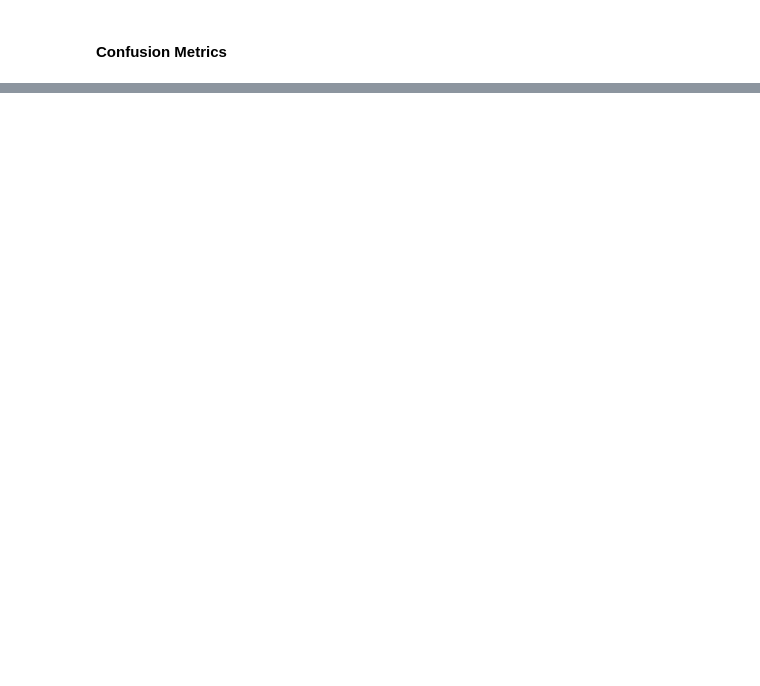
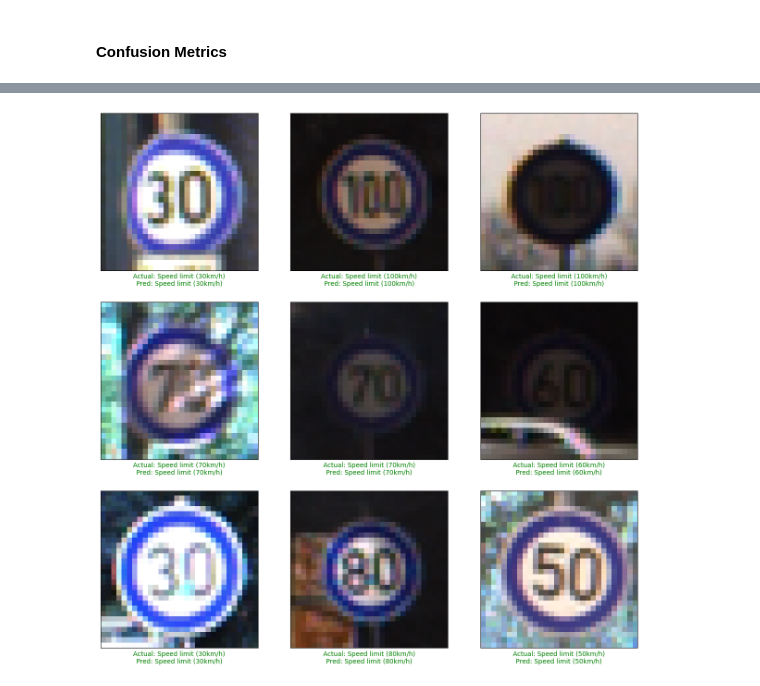
Before and after one commit to RethtihpongEM/Traffic-Sign-Detection, a Jupyter notebook: Models/CNN-KERAS/model_cnn_keras_test.ipynb, the cells around one changed output, grey strips where cells are left out. Saved outputs shown, nothing was run; the diff lists cells and outputs as text; code cells hidden in the pictures; blank space fills up the shorter version.

```diff
--- a/Models/CNN-KERAS/model_cnn_keras_test.ipynb
+++ b/Models/CNN-KERAS/model_cnn_keras_test.ipynb
@@ -104,0 +150,30 @@ plt.show()
+# %%
+import matplotlib.pyplot as plt
+
+plt.figure(figsize=(15, 15))
+
+start_index = 0
+end_index = 8  # We will limit the classes to 0-8
+filtered_indices = [i for i in range(len(labels)) if labels[i] >= 0 and labels[i] <= 8]
+
+for i, idx in enumerate(filtered_indices[:9]):  # Limiting to the first 9 samples
+    plt.subplot(3, 3, i + 1)
+    plt.grid(False)
+    plt.xticks([])
+    plt.yticks([])
+
+    # Map predicted and actual classes to their descriptions
+    prediction = predicted_classes[idx]
+    actual = labels[idx]
+    pred_label = classes[prediction]
+    actual_label = classes[actual]
+
+    # Set color for correct/incorrect predictions
+    col = 'g' if prediction == actual else 'r'
+
+    # Display the labels in the title
+    plt.xlabel(f'Actual: {actual_label}\nPred: {pred_label}', color=col)
+    plt.imshow(X_test[idx])
+plt.show()
+# %% [output]
+[figure, added]
```
Also changed, not shown: parts of 4 cells of this notebook, 7 other files.
